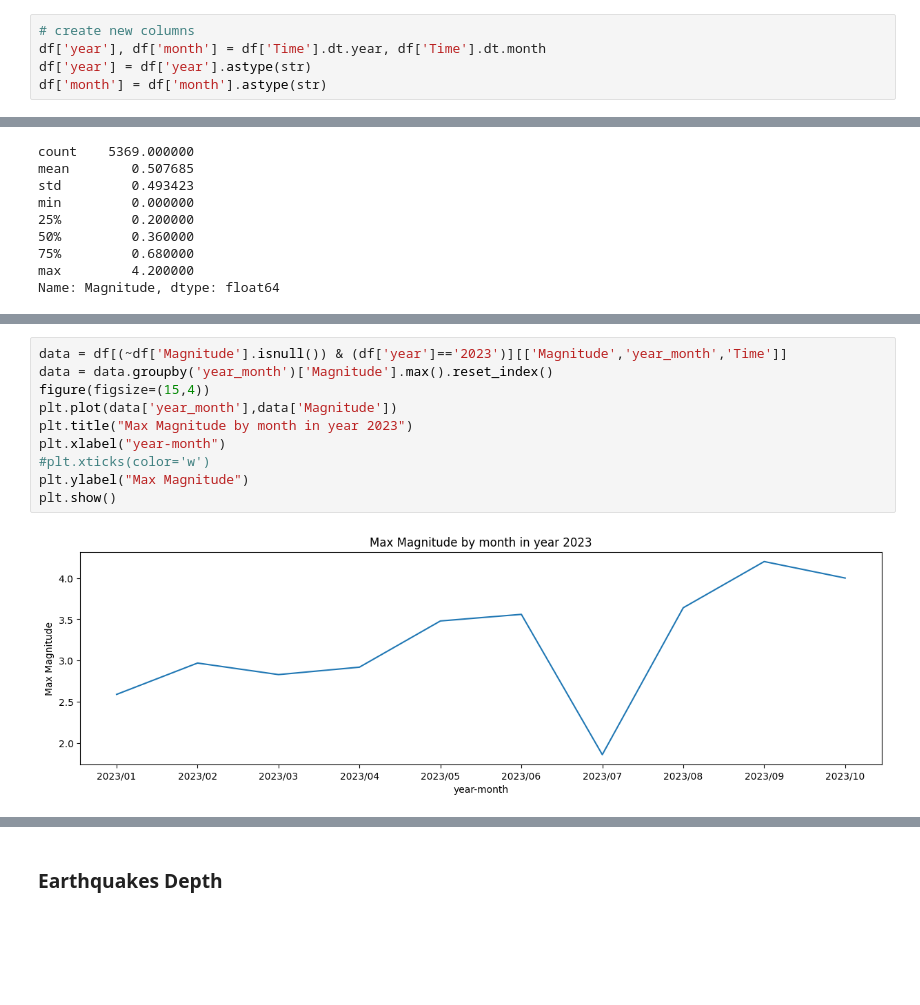
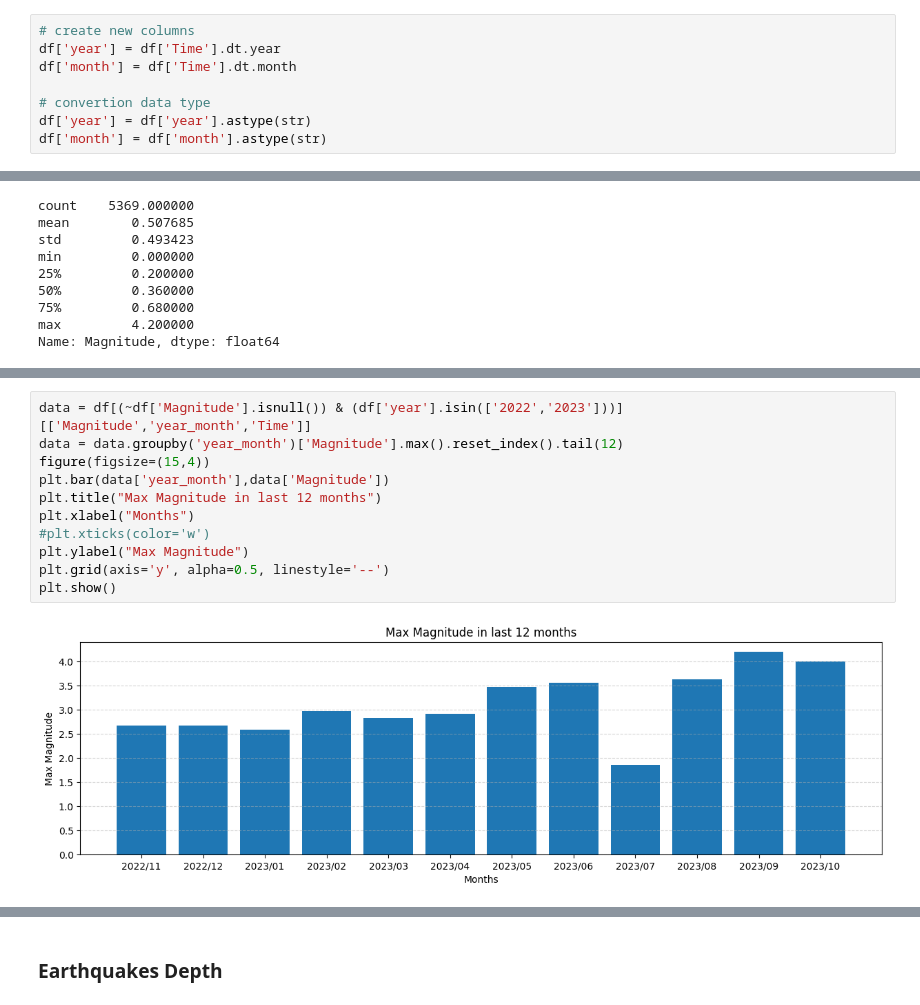
Before and after one commit to Pierfrancesco95/Portfolio, a Jupyter notebook: 03.03_PYTHON_Earthquakes Campi Flegrei/Analisi Terremoti CampiFlegrei.ipynb, the cells around one changed output, grey strips where cells are left out. Drawn from its saved outputs; the diff is of its cells as text; blank space fills up the shorter version.

```diff
--- a/03.03_PYTHON_Earthquakes Campi Flegrei/Analisi Terremoti CampiFlegrei.ipynb
+++ b/03.03_PYTHON_Earthquakes Campi Flegrei/Analisi Terremoti CampiFlegrei.ipynb
@@ -190,7 +197,10 @@ df['Time'] = df['Time'].str.replace('-','/')
 df['Time'] = pd.to_datetime(df['Time'],format='mixed')
 # %%
 # create new columns
-df['year'], df['month'] = df['Time'].dt.year, df['Time'].dt.month
+df['year'] = df['Time'].dt.year
+df['month'] = df['Time'].dt.month
+
+# convertion data type
 df['year'] = df['year'].astype(str)
 df['month'] = df['month'].astype(str)
 # %%
@@ -558,14 +581,15 @@ plt.show()
 # %% [output]
 [figure]
 # %%
-data = df[(~df['Magnitude'].isnull()) & (df['year']=='2023')][['Magnitude','year_month','Time']]
-data = data.groupby('year_month')['Magnitude'].max().reset_index()
+data = df[(~df['Magnitude'].isnull()) & (df['year'].isin(['2022','2023']))][['Magnitude','year_month','Time']]
+data = data.groupby('year_month')['Magnitude'].max().reset_index().tail(12)
 figure(figsize=(15,4))
-plt.plot(data['year_month'],data['Magnitude'])
-plt.title("Max Magnitude by month in year 2023")
-plt.xlabel("year-month")
+plt.bar(data['year_month'],data['Magnitude'])
+plt.title("Max Magnitude in last 12 months")
+plt.xlabel("Months")
 #plt.xticks(color='w')
 plt.ylabel("Max Magnitude")
+plt.grid(axis='y', alpha=0.5, linestyle='--')
 plt.show()
 # %% [output]
-[figure, old version]
+[figure, new version]
```
Also changed, not shown: parts of 75 cells of this notebook.
